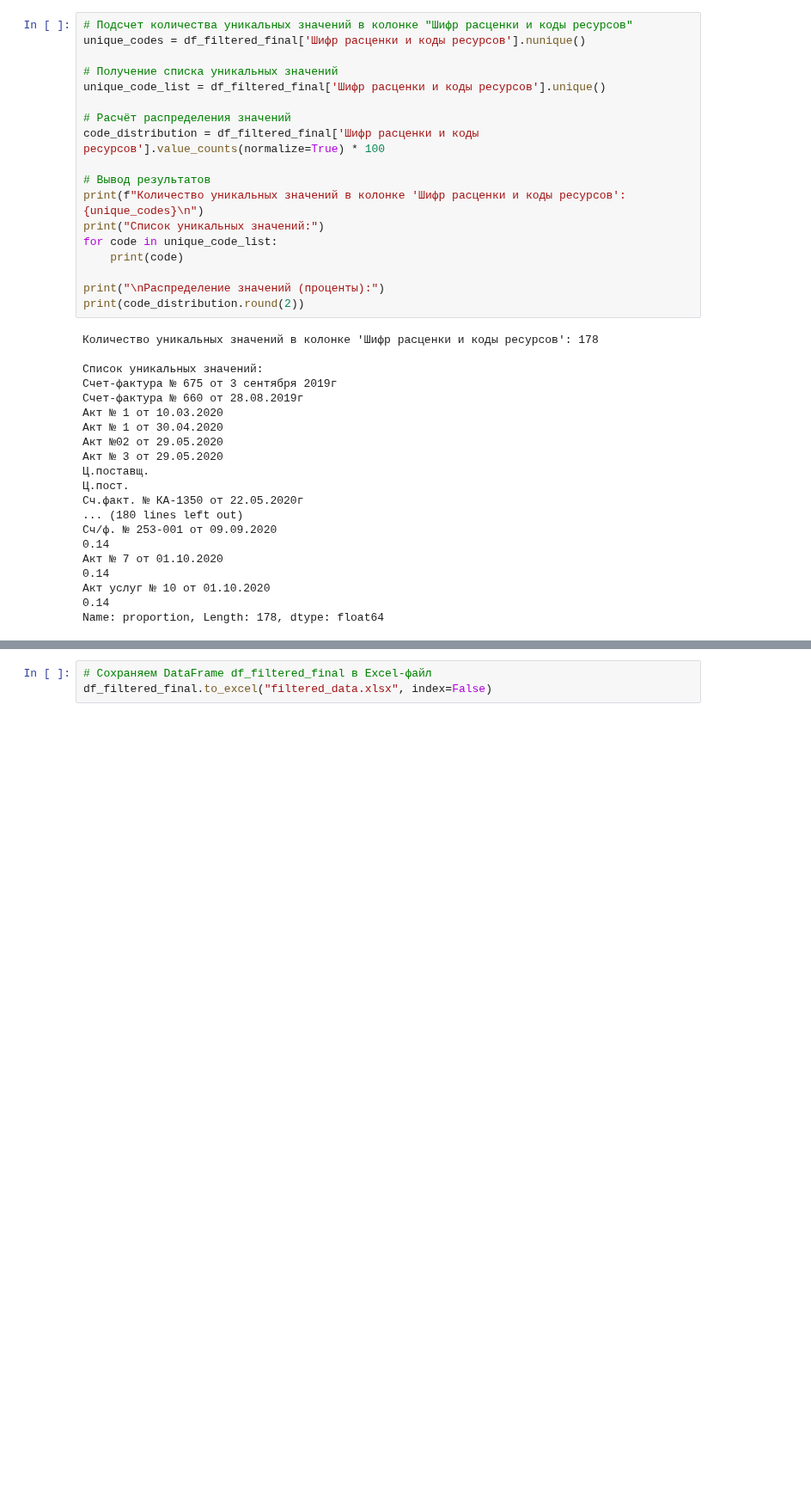
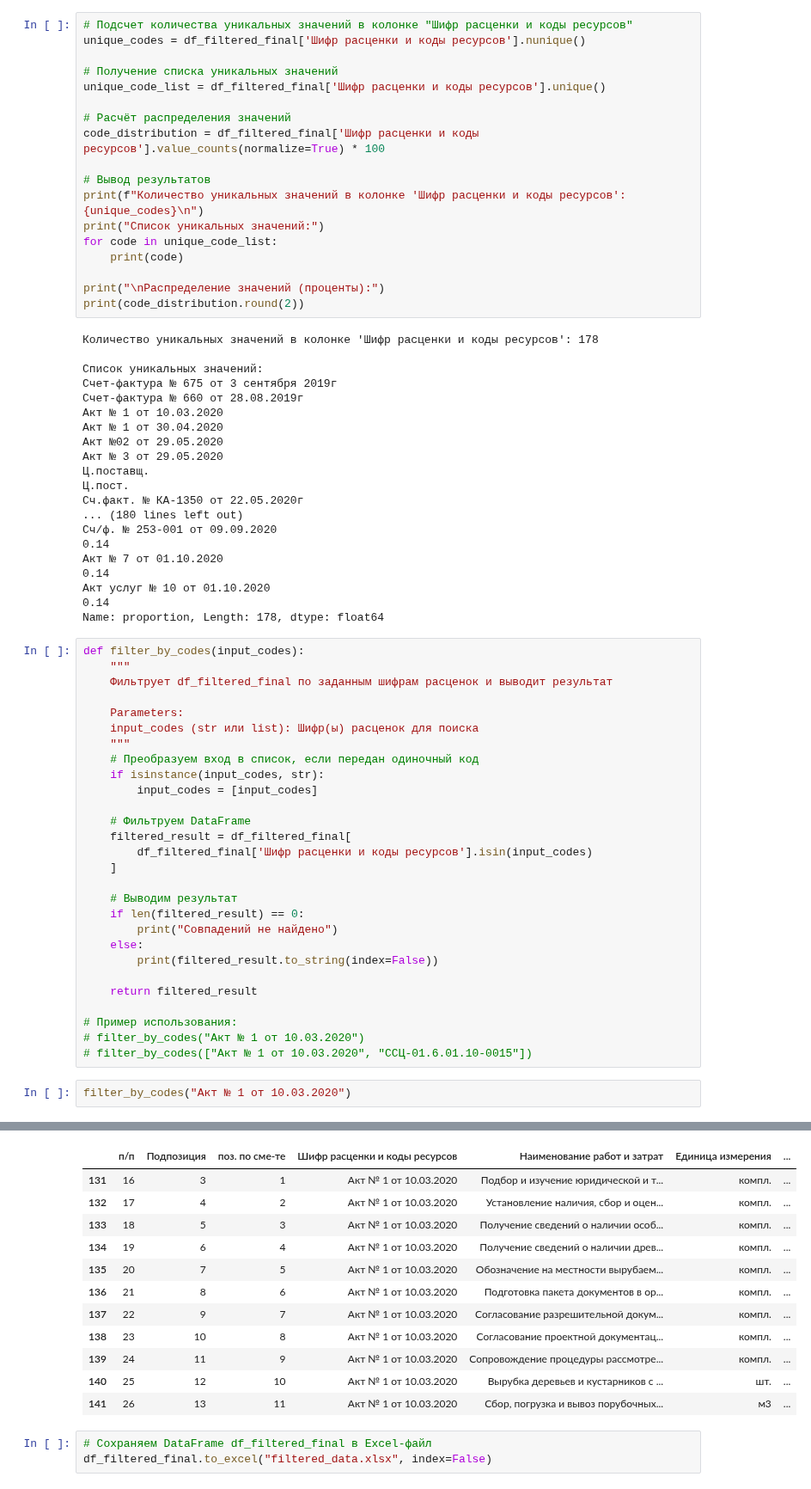
Before and after one commit to stefkong1982/netology.ru, a Jupyter notebook: кс2.ipynb, the cells around one changed output, grey strips where cells are left out. Shown at 86% size. Saved outputs shown, nothing was run; the diff lists cells and outputs as text; blank space fills up the shorter version.

```diff
--- a/кс2.ipynb
+++ b/кс2.ipynb
@@ -561,3 +561,34 @@ print(code_distribution.round(2))
 Акт № 7 от 01.10.2020                                                                           0.14
 Акт услуг № 10 от 01.10.2020                                                                    0.14
 Name: proportion, Length: 178, dtype: float64
+# %%
+def filter_by_codes(input_codes):
+    """
+    Фильтрует df_filtered_final по заданным шифрам расценок и выводит результат
+
+    Parameters:
+    input_codes (str или list): Шифр(ы) расценок для поиска
+    """
+    # Преобразуем вход в список, если передан одиночный код
+    if isinstance(input_codes, str):
+        input_codes = [input_codes]
+
+    # Фильтруем DataFrame
+    filtered_result = df_filtered_final[
+        df_filtered_final['Шифр расценки и коды ресурсов'].isin(input_codes)
+    ]
+
+    # Выводим результат
+    if len(filtered_result) == 0:
+        print("Совпадений не найдено")
+    else:
+        print(filtered_result.to_string(index=False))
+
+    return filtered_result
+
+# Пример использования:
+# filter_by_codes("Акт № 1 от 10.03.2020")
+# filter_by_codes(["Акт № 1 от 10.03.2020", "ССЦ-01.6.01.10-0015"])
+# %%
+filter_by_codes("Акт № 1 от 10.03.2020")
+# %% [output]
@@ -564,3 +607,15 @@ Name: proportion, Length: 178, dtype: float64
+|  | п/п | Подпозиция | поз. по сме-те | Шифр расценки и коды ресурсов | Наименование работ и затрат | Единица измерения | ... |
+| 131 | 16 | 3 | 1 | Акт № 1 от 10.03.2020 | Подбор и изучение юридической и т... | компл. | ... |
+| 132 | 17 | 4 | 2 | Акт № 1 от 10.03.2020 | Установление наличия, сбор и оцен... | компл. | ... |
+| 133 | 18 | 5 | 3 | Акт № 1 от 10.03.2020 | Получение сведений о наличии особ... | компл. | ... |
+| 134 | 19 | 6 | 4 | Акт № 1 от 10.03.2020 | Получение сведений о наличии древ... | компл. | ... |
+| 135 | 20 | 7 | 5 | Акт № 1 от 10.03.2020 | Обозначение на местности вырубаем... | компл. | ... |
+| 136 | 21 | 8 | 6 | Акт № 1 от 10.03.2020 | Подготовка пакета документов в ор... | компл. | ... |
+| 137 | 22 | 9 | 7 | Акт № 1 от 10.03.2020 | Согласование разрешительной докум... | компл. | ... |
+| 138 | 23 | 10 | 8 | Акт № 1 от 10.03.2020 | Согласование проектной документац... | компл. | ... |
+| 139 | 24 | 11 | 9 | Акт № 1 от 10.03.2020 | Сопровождение процедуры рассмотре... | компл. | ... |
+| 140 | 25 | 12 | 10 | Акт № 1 от 10.03.2020 | Вырубка деревьев и кустарников с ... | шт. | ... |
+| 141 | 26 | 13 | 11 | Акт № 1 от 10.03.2020 | Сбор, погрузка и вывоз порубочных... | м3 | ... |
 # %%
 # Сохраняем DataFrame df_filtered_final в Excel-файл
 df_filtered_final.to_excel("filtered_data.xlsx", index=False)
```
Also changed, not shown: parts of 3 cells of this notebook.
